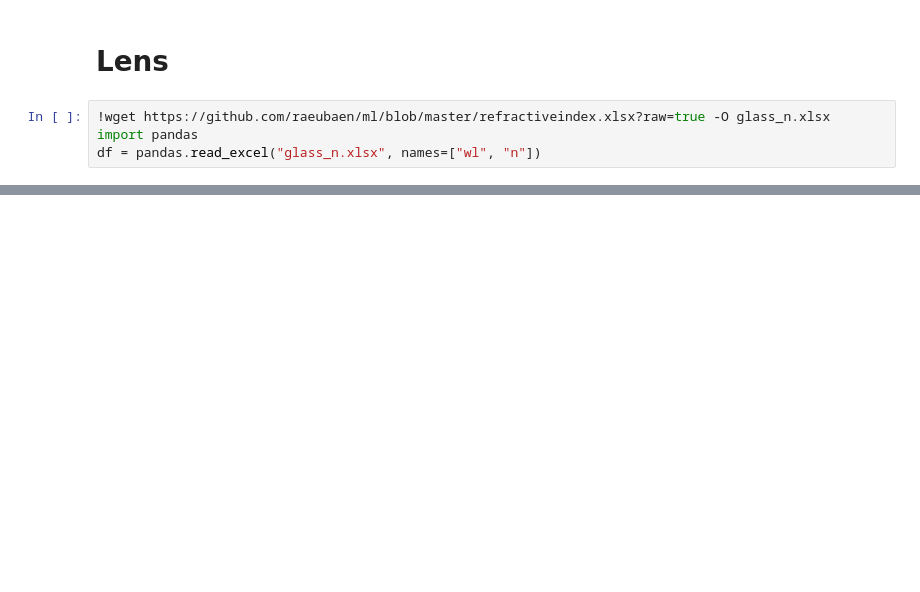
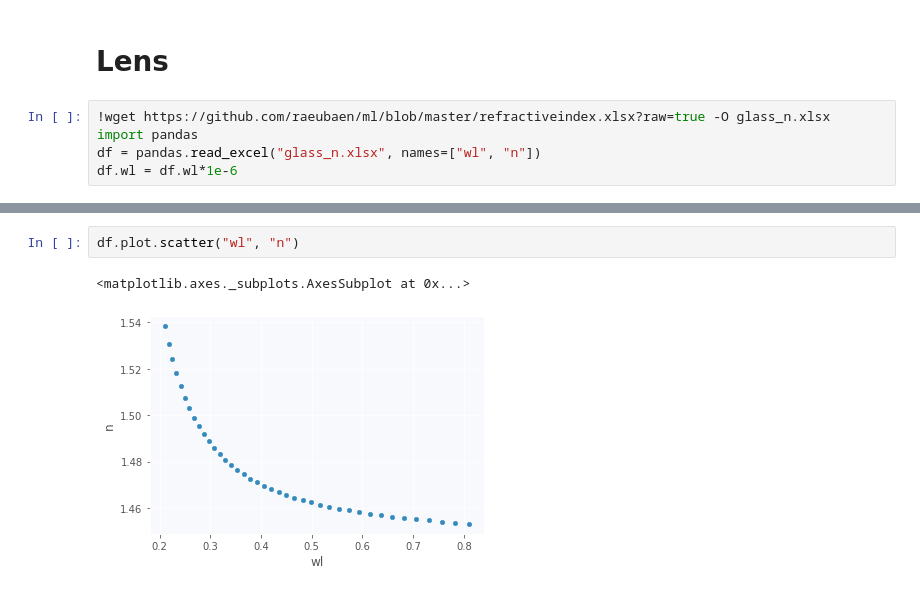
Before and after one commit to raeubaen/misc, a Jupyter notebook: codice_bpm.ipynb, the cells around one changed output, grey strips where cells are left out. Drawn from its saved outputs; the diff is of its cells as text; blank space fills up the shorter version.

```diff
--- a/codice_bpm.ipynb
+++ b/codice_bpm.ipynb
@@ -408,4 +428,5 @@ plt.close()
 !wget https://github.com/raeubaen/ml/blob/master/refractiveindex.xlsx?raw=true -O glass_n.xlsx
 import pandas
 df = pandas.read_excel("glass_n.xlsx", names=["wl", "n"])
+df.wl = df.wl*1e-6
 # %% [output]
@@ -449,0 +472,5 @@ glass_n.xlsx        100%[===================>]   9.58K  --.-KB/s    in 0s
+# %%
+df.plot.scatter("wl", "n")
+# %% [output]
+<matplotlib.axes._subplots.AxesSubplot at 0x...>
+[figure, added]
```
Also changed, not shown: parts of 10 cells of this notebook.
